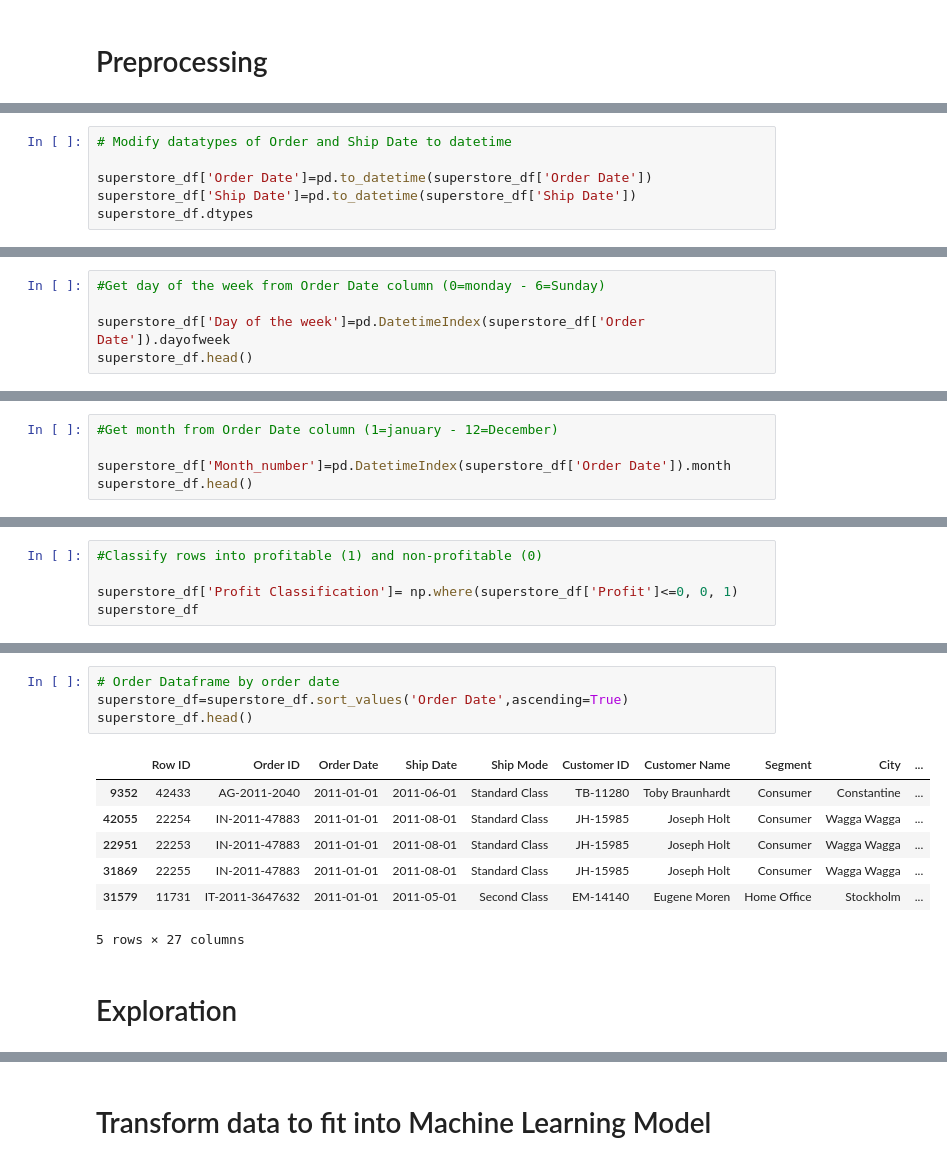
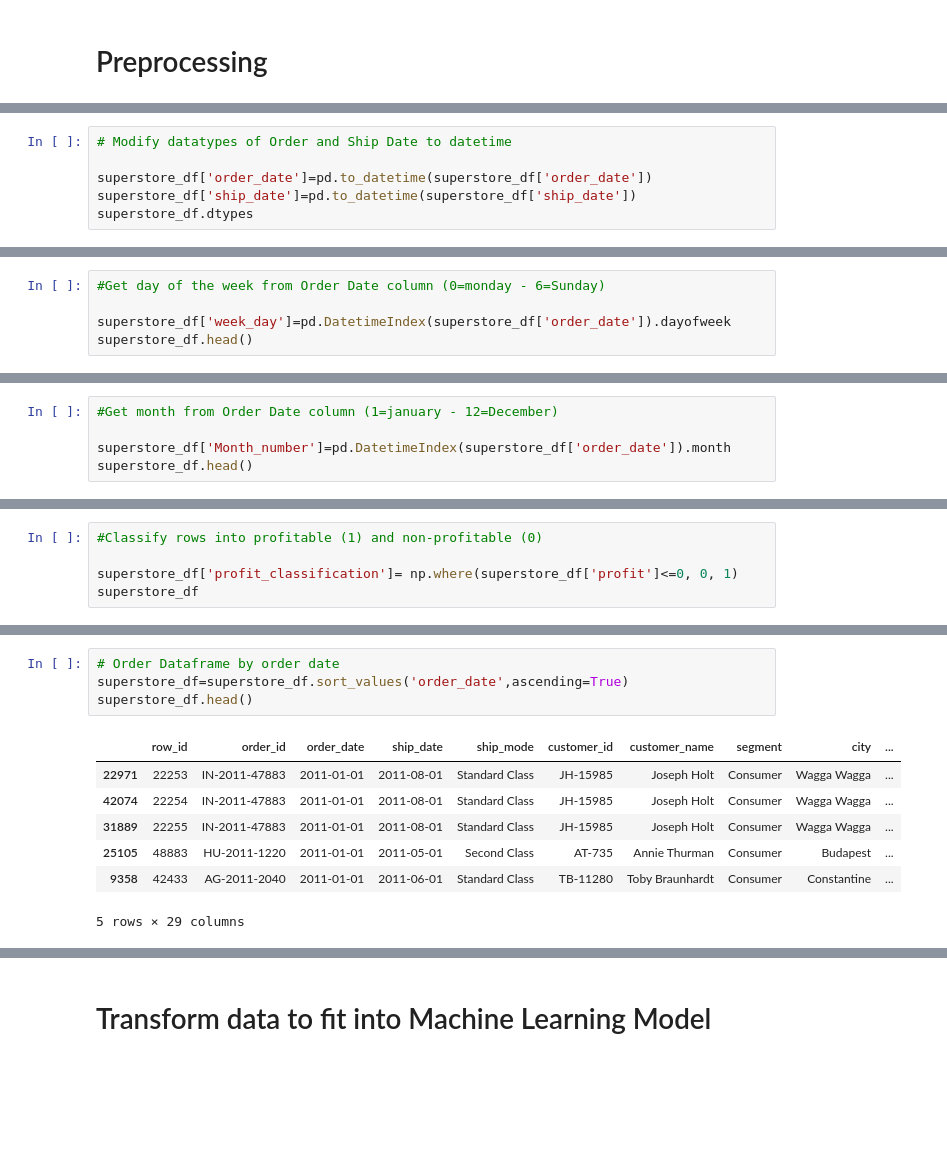
Before and after one commit to GaboRenovation/Bootcamp_final, a Jupyter notebook: Superstore_ML_Model.ipynb, the cells around one changed output, grey strips where cells are left out. Saved outputs shown, nothing was run; the diff lists cells and outputs as text; blank space fills up the shorter version.

```diff
--- a/Superstore_ML_Model.ipynb
+++ b/Superstore_ML_Model.ipynb
@@ -73,7 +107,7 @@ dtype: object
 # %%
 # Modify datatypes of Order and Ship Date to datetime
 
-superstore_df['Order Date']=pd.to_datetime(superstore_df['Order Date'])
-superstore_df['Ship Date']=pd.to_datetime(superstore_df['Ship Date'])
+superstore_df['order_date']=pd.to_datetime(superstore_df['order_date'])
+superstore_df['ship_date']=pd.to_datetime(superstore_df['ship_date'])
 superstore_df.dtypes
 # %% [output]
@@ -97,6 +131,6 @@ dtype: object
 # %%
 #Get day of the week from Order Date column (0=monday - 6=Sunday)
 
-superstore_df['Day of the week']=pd.DatetimeIndex(superstore_df['Order Date']).dayofweek
+superstore_df['week_day']=pd.DatetimeIndex(superstore_df['order_date']).dayofweek
 superstore_df.head()
 # %% [output]
@@ -110,6 +144,6 @@ superstore_df.head()
 # %%
 #Get month from Order Date column (1=january - 12=December)
 
-superstore_df['Month_number']=pd.DatetimeIndex(superstore_df['Order Date']).month
+superstore_df['Month_number']=pd.DatetimeIndex(superstore_df['order_date']).month
 superstore_df.head()
 # %% [output]
@@ -123,6 +157,6 @@ superstore_df.head()
 # %%
 #Classify rows into profitable (1) and non-profitable (0)
 
-superstore_df['Profit Classification']= np.where(superstore_df['Profit']<=0, 0, 1)
+superstore_df['profit_classification']= np.where(superstore_df['profit']<=0, 0, 1)
 superstore_df
 # %% [output]
@@ -142,14 +176,12 @@ superstore_df
 # %%
 # Order Dataframe by order date
-superstore_df=superstore_df.sort_values('Order Date',ascending=True)
+superstore_df=superstore_df.sort_values('order_date',ascending=True)
 superstore_df.head()
 # %% [output]
-|  | Row ID | Order ID | Order Date | Ship Date | Ship Mode | Customer ID | Customer Name | Segment | City | ... |
-| 9352 | 42433 | AG-2011-2040 | 2011-01-01 | 2011-06-01 | Standard Class | TB-11280 | Toby Braunhardt | Consumer | Constantine | ... |
-| 42055 | 22254 | IN-2011-47883 | 2011-01-01 | 2011-08-01 | Standard Class | JH-15985 | Joseph Holt | Consumer | Wagga Wagga | ... |
-| 22951 | 22253 | IN-2011-47883 | 2011-01-01 | 2011-08-01 | Standard Class | JH-15985 | Joseph Holt | Consumer | Wagga Wagga | ... |
-| 31869 | 22255 | IN-2011-47883 | 2011-01-01 | 2011-08-01 | Standard Class | JH-15985 | Joseph Holt | Consumer | Wagga Wagga | ... |
-| 31579 | 11731 | IT-2011-3647632 | 2011-01-01 | 2011-05-01 | Second Class | EM-14140 | Eugene Moren | Home Office | Stockholm | ... |
+|  | row_id | order_id | order_date | ship_date | ship_mode | customer_id | customer_name | segment | city | ... |
+| 22971 | 22253 | IN-2011-47883 | 2011-01-01 | 2011-08-01 | Standard Class | JH-15985 | Joseph Holt | Consumer | Wagga Wagga | ... |
+| 42074 | 22254 | IN-2011-47883 | 2011-01-01 | 2011-08-01 | Standard Class | JH-15985 | Joseph Holt | Consumer | Wagga Wagga | ... |
+| 31889 | 22255 | IN-2011-47883 | 2011-01-01 | 2011-08-01 | Standard Class | JH-15985 | Joseph Holt | Consumer | Wagga Wagga | ... |
+| 25105 | 48883 | HU-2011-1220 | 2011-01-01 | 2011-05-01 | Second Class | AT-735 | Annie Thurman | Consumer | Budapest | ... |
+| 9358 | 42433 | AG-2011-2040 | 2011-01-01 | 2011-06-01 | Standard Class | TB-11280 | Toby Braunhardt | Consumer | Constantine | ... |
-5 rows × 27 columns
+5 rows × 29 columns
-# %% [markdown]
-# Exploration
```
Also changed, not shown: parts of 72 cells of this notebook, 4 other files.
